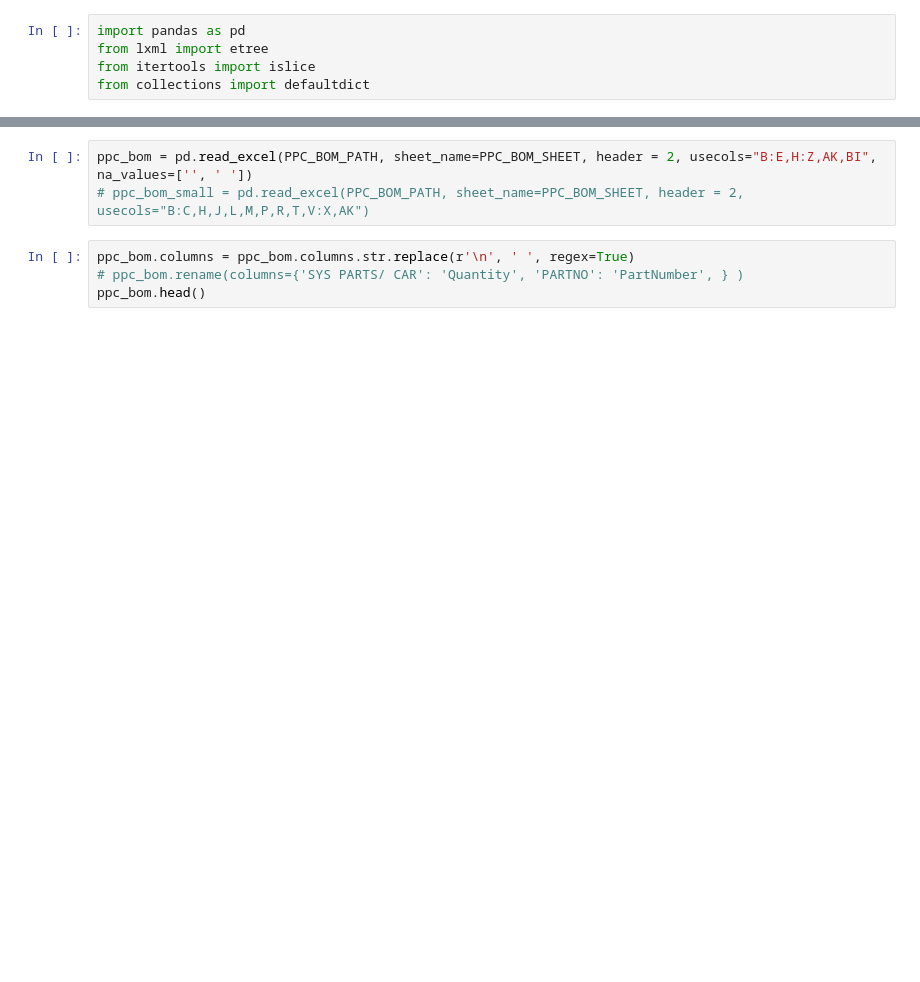
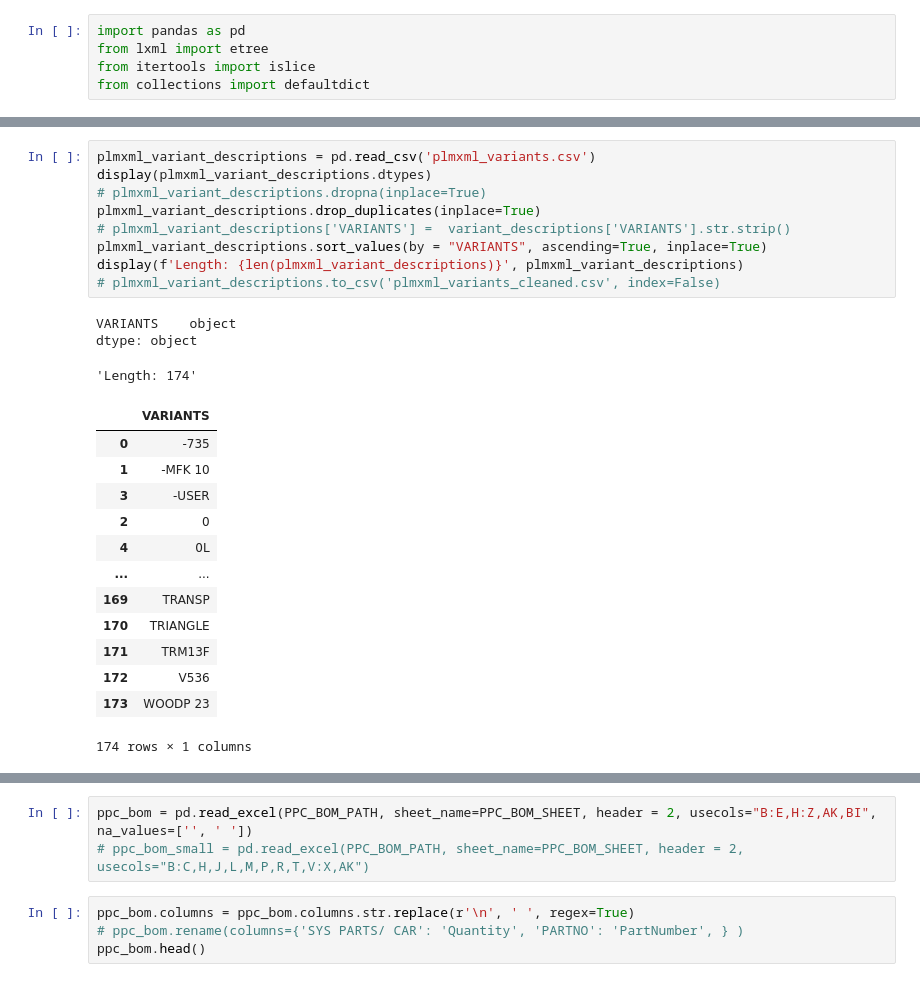
Before and after one commit to MartinIsaksson/bom_parser, a Jupyter notebook: ppc_parser.ipynb, the cells around one changed output, grey strips where cells are left out. Saved outputs shown, nothing was run; the diff lists cells and outputs as text; blank space fills up the shorter version.

```diff
--- a/ppc_parser.ipynb
+++ b/ppc_parser.ipynb
@@ -24,0 +57,26 @@ PPC_CLEANED_BOM_PATH = 'ppc_bom_cleaned.csv'
+# %%
+plmxml_variant_descriptions = pd.read_csv('plmxml_variants.csv')
+display(plmxml_variant_descriptions.dtypes)
+# plmxml_variant_descriptions.dropna(inplace=True)
+plmxml_variant_descriptions.drop_duplicates(inplace=True)
+# plmxml_variant_descriptions['VARIANTS'] =  variant_descriptions['VARIANTS'].str.strip()
+plmxml_variant_descriptions.sort_values(by = "VARIANTS", ascending=True, inplace=True)
+display(f'Length: {len(plmxml_variant_descriptions)}', plmxml_variant_descriptions)
+# plmxml_variant_descriptions.to_csv('plmxml_variants_cleaned.csv', index=False)
+# %% [output]
+VARIANTS    object
+dtype: object
+'Length: 174'
+|  | VARIANTS |
+| 0 | -735 |
+| 1 | -MFK 10 |
+| 3 | -USER |
+| 2 | 0 |
+| 4 | 0L |
+| ... | ... |
+| 169 | TRANSP |
+| 170 | TRIANGLE |
+| 171 | TRM13F |
+| 172 | V536 |
+| 173 | WOODP 23 |
+174 rows × 1 columns
```
Also changed, not shown: parts of 26 cells of this notebook, 12 other files.
